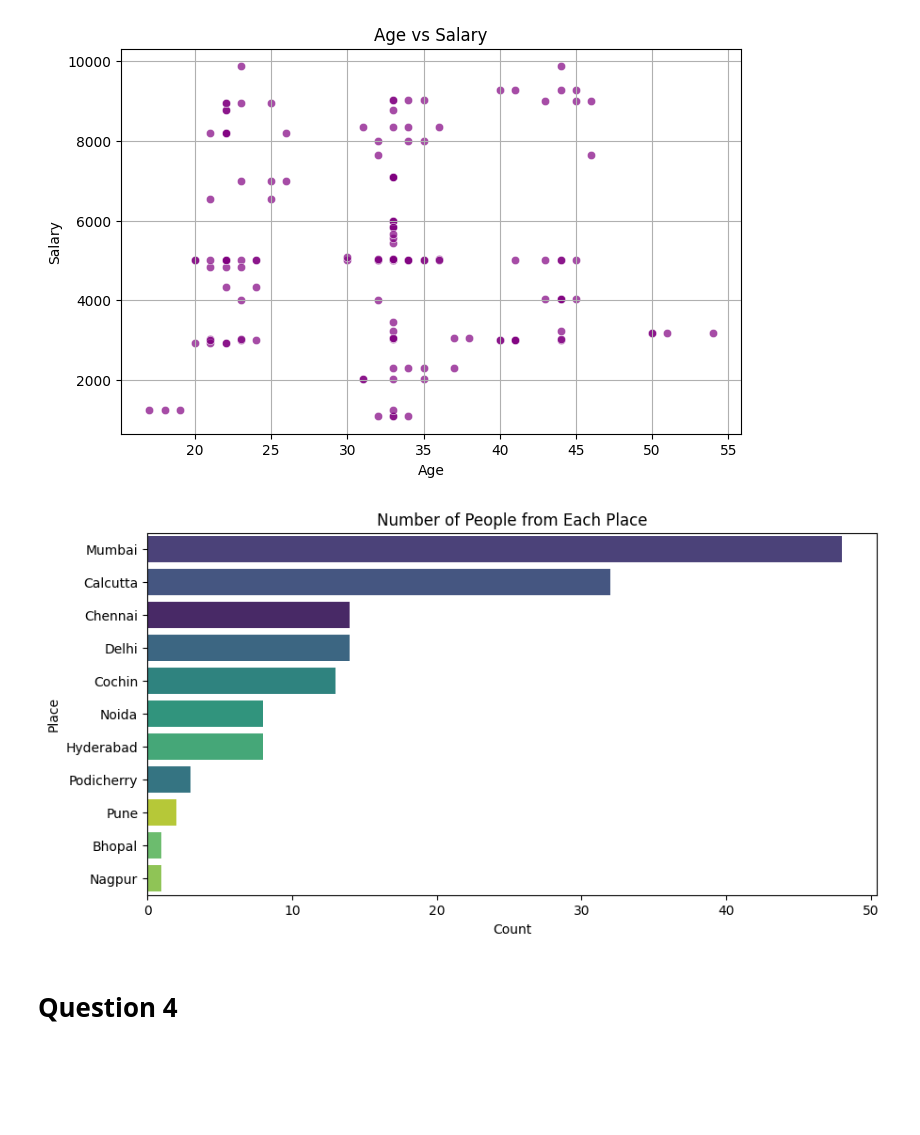
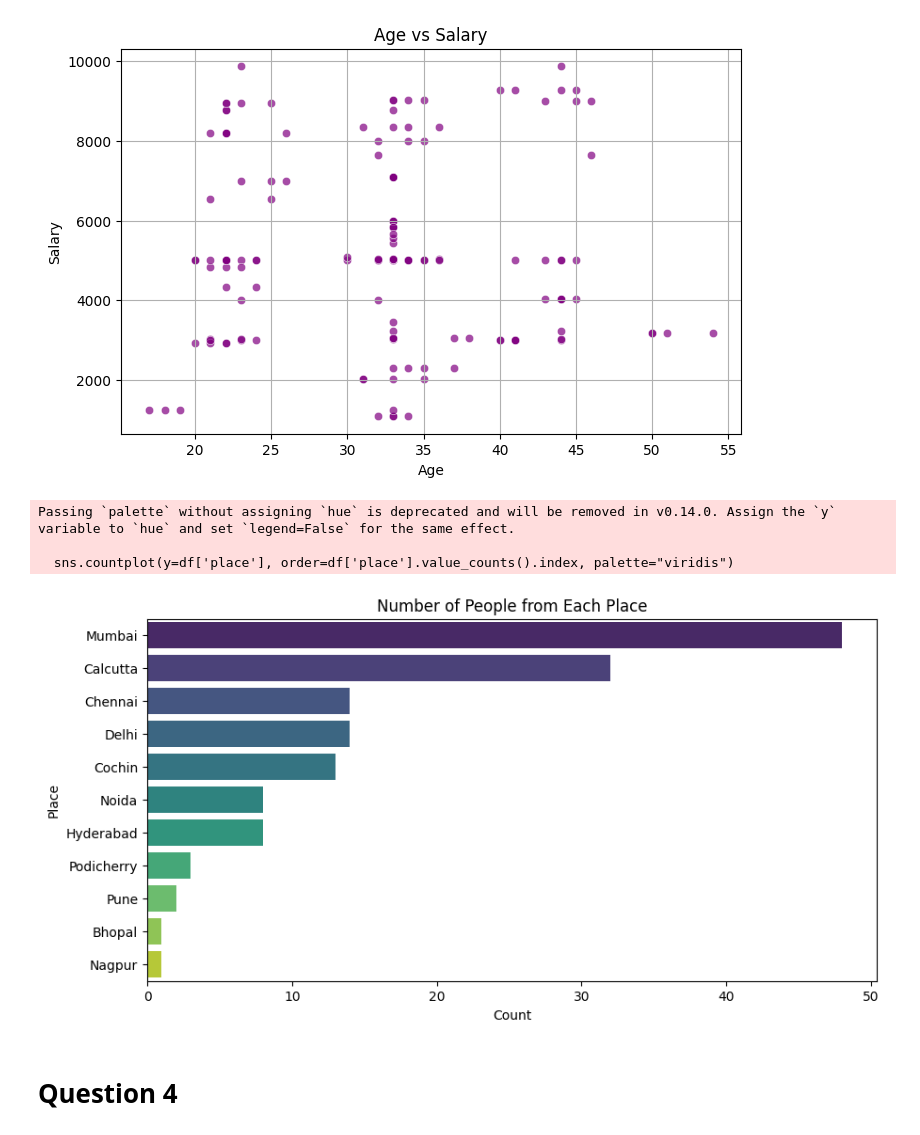
Before and after one commit to Jacob-Thomas-I21/ML-ASSIGNMENTS, a Jupyter notebook: EDA_and_Preprocessing.ipynb, the cells around one changed output. Cells and saved outputs as stored; diff of their text form; code cells hidden in the pictures; blank space fills up the shorter version.

```diff
--- a/EDA_and_Preprocessing.ipynb
+++ b/EDA_and_Preprocessing.ipynb
@@ -126,3 +128,3 @@ Kurtosis: -0.92
 # %%
-df['age'] = df['age'].replace(0, np.nan)
+df.loc[df['age'] == 0, 'age'] = np.nan
 # %%
@@ -153,0 +137,32 @@ plt.show()
+# %%
+def plot_distribution(df, column):
+    plt.figure(figsize=(8,5))
+    sns.histplot(df[column], bins=30, kde=True, color='skyblue', edgecolor='black')
+
+
+    mean_val = df[column].mean()
+    median_val = df[column].median()
+    mode_val = df[column].mode()[0]
+
+    plt.axvline(mean_val, color='red', linestyle='dashed', linewidth=2, label=f"Mean: {mean_val:.2f}")
+    plt.axvline(median_val, color='green', linestyle='dashed', linewidth=2, label=f"Median: {median_val:.2f}")
+    plt.axvline(mode_val, color='blue', linestyle='dashed', linewidth=2, label=f"Mode: {mode_val:.2f}")
+
+    plt.title(f"Distribution of {column} - Checking for Skewness After Imputation")
+    plt.xlabel(column)
+    plt.ylabel("Frequency")
+    plt.legend()
+    plt.show()
+
+
+plot_distribution(df, "age")
+
+plot_distribution(df, "salary")
+
+for col in num_cols:
+    print(f"\nColumn: {col}")
+    print(f"Mean: {df[col].mean():.2f}")
+    print(f"Median: {df[col].median():.2f}")
+    print(f"Mode: {df[col].mode()[0]:.2f}")
+    print(f"Skewness: {skew(df[col]):.2f}")
+    print(f"Kurtosis: {kurtosis(df[col]):.2f}")
@@ -158,8 +268,7 @@ def remove_outliers_iqr(df, column):
     IQR = Q3 - Q1
     lower_bound = Q1 - 1.5 * IQR
     upper_bound = Q3 + 1.5 * IQR
-    df = df[(df[column] >= lower_bound) & (df[column] <= upper_bound)]
-    return df
+    return df[(df[column] >= lower_bound) & (df[column] <= upper_bound)]
 # %%
 df = remove_outliers_iqr(df, 'salary')
 # %% [markdown]
@@ -199,19 +307,17 @@ plt.show()
 # %% [output]
 [figure]
 # %%
-# Count number of people from each place and visualize
-import seaborn as sns
-import matplotlib.pyplot as plt
-
-# Create count plot with corrected syntax
 plt.figure(figsize=(10, 5))
-sns.countplot(y=df['place'], order=df['place'].value_counts().index, hue=df['place'], palette="viridis", legend=False)
+sns.countplot(y=df['place'], order=df['place'].value_counts().index, palette="viridis")
 plt.xlabel("Count")
 plt.ylabel("Place")
 plt.title("Number of People from Each Place")
 plt.show()
 # %% [output]
+Passing `palette` without assigning `hue` is deprecated and will be removed in v0.14.0. Assign the `y` variable to `hue` and set `legend=False` for the same effect.
+
+  sns.countplot(y=df['place'], order=df['place'].value_counts().index, palette="viridis")
-[figure, old version]
+[figure, new version]
 # %% [markdown]
 # **Question 4**
 # %%
```
Also changed, not shown: parts of 11 cells of this notebook.
